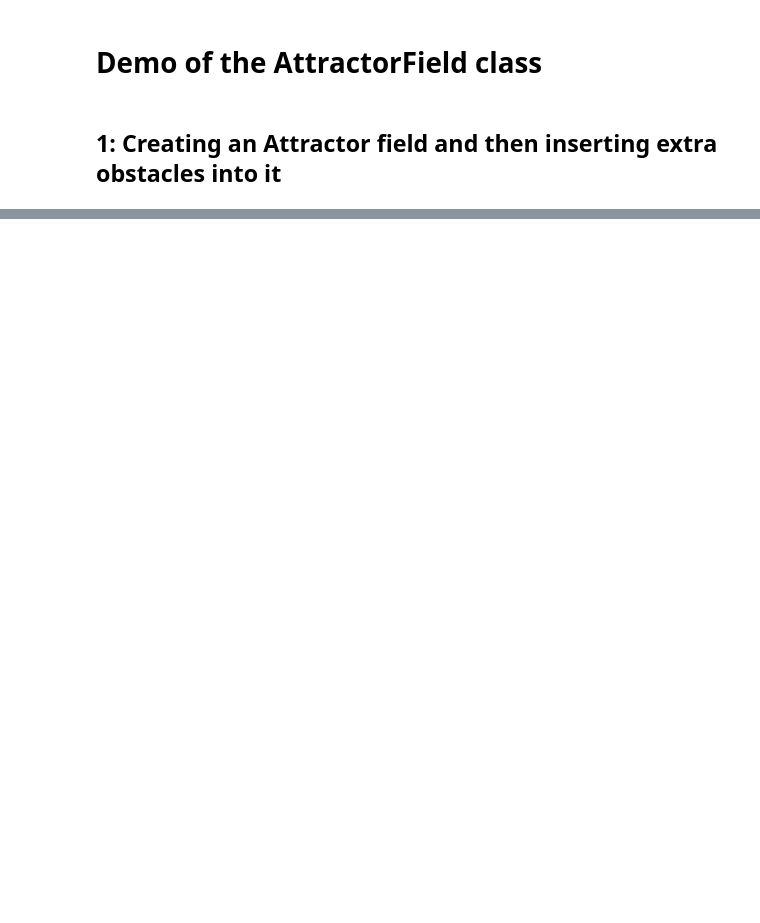
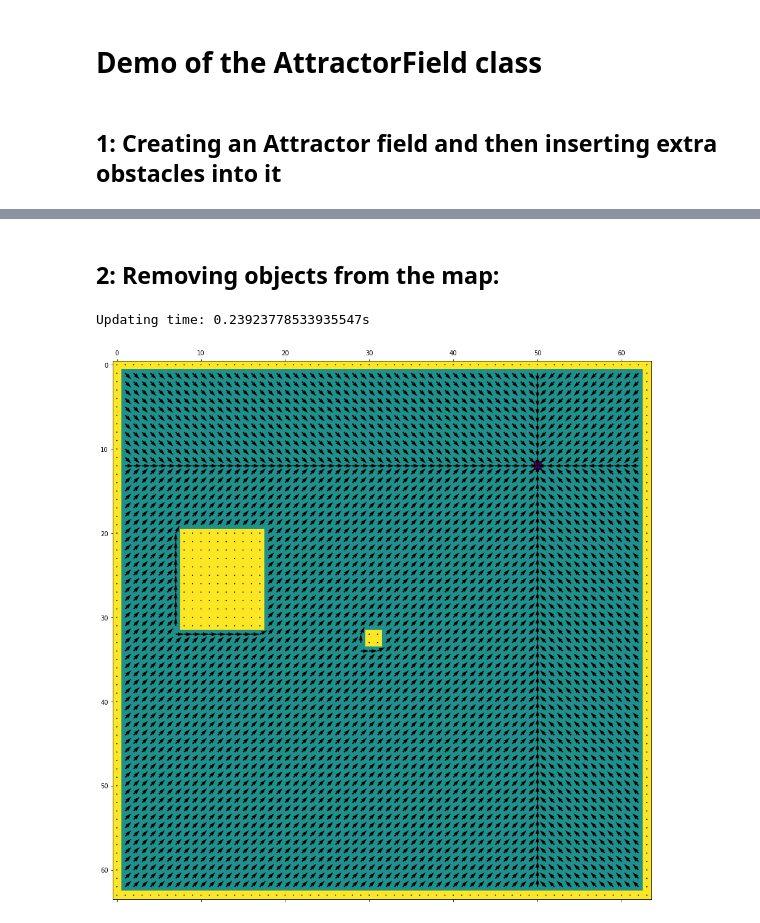
Before and after one commit to ferenctorok/potential_field_planner, a Jupyter notebook: src/AttractorField_demo.ipynb, the cells around one changed output, grey strips where cells are left out. Saved outputs shown, nothing was run; the diff lists cells and outputs as text; code cells hidden in the pictures; blank space fills up the shorter version.

```diff
--- a/src/AttractorField_demo.ipynb
+++ b/src/AttractorField_demo.ipynb
@@ -70 +70,21 @@ Updating time: 0.0035364627838134766s
 [figure]
+# %% [markdown]
+## 2: Removing objects from the map:
+# %%
+# deleting obstacles:
+occupancy_grid[15 * scale: 20 * scale, 9 * scale: 13 * scale] = 0
+# u-shaped obstacle:
+occupancy_grid[16 * scale: 26 * scale, 20 * scale: 22 * scale] = 0
+occupancy_grid[16 * scale: 18 * scale, 21 * scale: 26 * scale] = 0
+occupancy_grid[24 * scale: 26 * scale, 21 * scale: 26 * scale] = 0
+occupancy_grid[18 * scale: 20 * scale, 25 * scale: 26 * scale] = 0
+occupancy_grid[22 * scale: 24 * scale, 25 * scale: 26 * scale] = 0
+# %%
+# updating the AttractorField object with the new occupancy_grid:
+start_time = time.time()
+attractor.update_occupancy_grid(occupancy_grid)
+print("Updating time: {}s".format(time.time() - start_time))
+attractor.plot_grad()
+# %% [output]
+Updating time: 0.23923778533935547s
+[figure, added]
```
Also changed, not shown: parts of 4 cells of this notebook, 3 other files.
